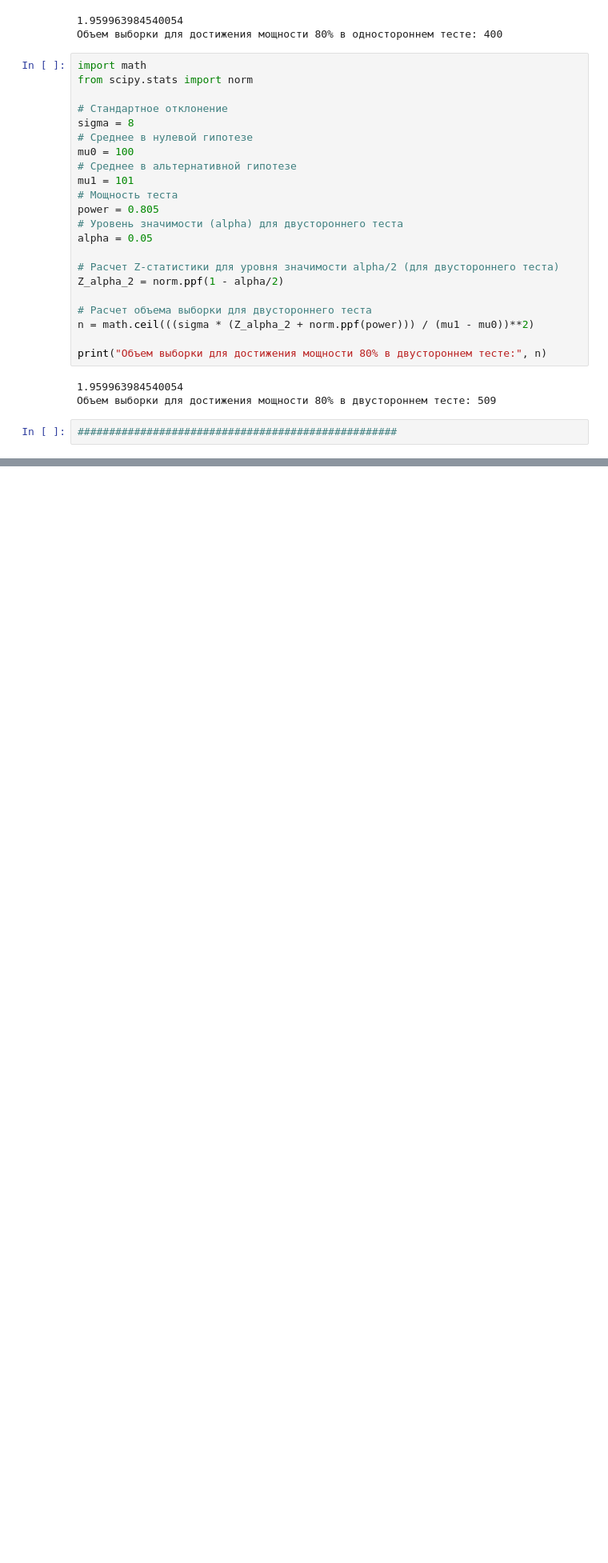
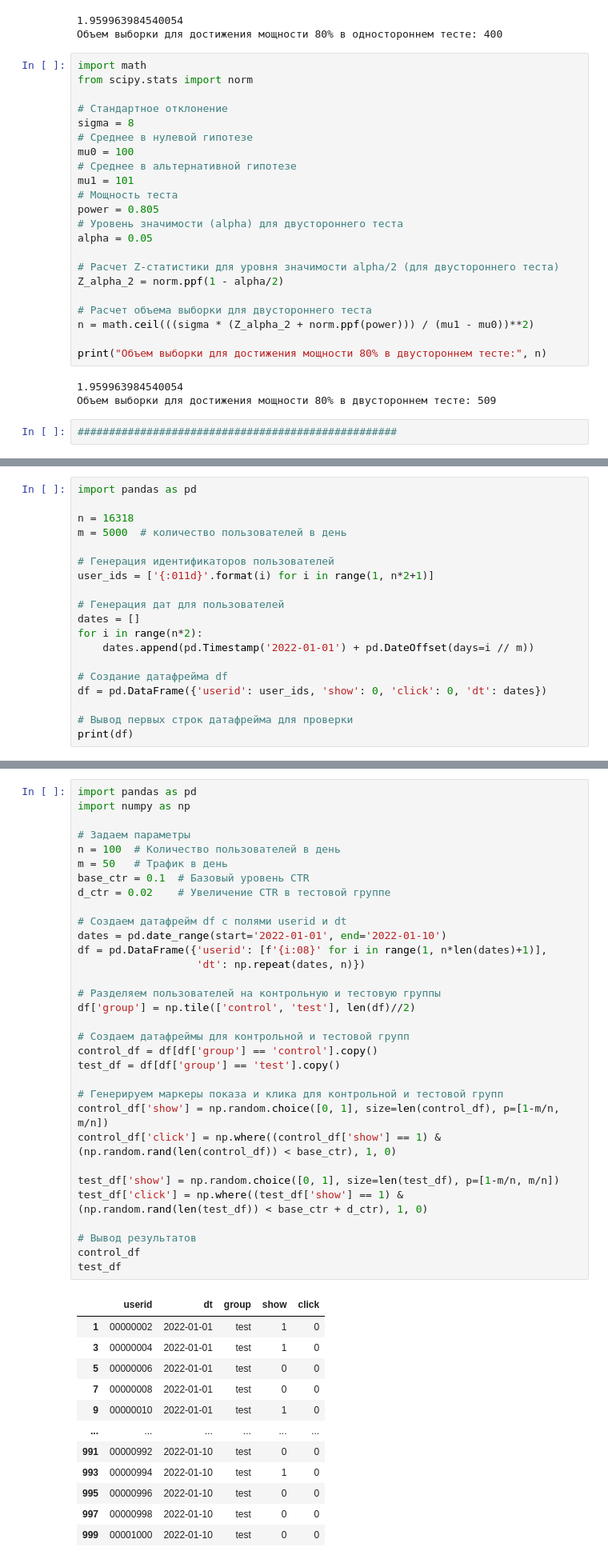
Before and after one commit to Dimkalinin/self-development, a Jupyter notebook: learning_process/AB_test.ipynb, the cells around one changed output, grey strips where cells are left out. Shown at 80% size. Saved outputs shown, nothing was run; the diff lists cells and outputs as text; blank space fills up the shorter version.

```diff
--- a/learning_process/AB_test.ipynb
+++ b/learning_process/AB_test.ipynb
@@ -340,0 +344,19 @@ print("Объем выборки для каждой группы в сплит-
+# %%
+import pandas as pd
+
+n = 16318
+m = 5000  # количество пользователей в день
+
+# Генерация идентификаторов пользователей
+user_ids = ['{:011d}'.format(i) for i in range(1, n*2+1)]
+
+# Генерация дат для пользователей
+dates = []
+for i in range(n*2):
+    dates.append(pd.Timestamp('2022-01-01') + pd.DateOffset(days=i // m))
+
+# Создание датафрейма df
+df = pd.DataFrame({'userid': user_ids, 'show': 0, 'click': 0, 'dt': dates})
+
+# Вывод первых строк датафрейма для проверки
+print(df)
@@ -340,0 +597,45 @@ print("Объем выборки для каждой группы в сплит-
+# %%
+import pandas as pd
+import numpy as np
+
+# Задаем параметры
+n = 100  # Количество пользователей в день
+m = 50   # Трафик в день
+base_ctr = 0.1  # Базовый уровень CTR
+d_ctr = 0.02    # Увеличение CTR в тестовой группе
+
+# Создаем датафрейм df с полями userid и dt
+dates = pd.date_range(start='2022-01-01', end='2022-01-10')
+df = pd.DataFrame({'userid': [f'{i:08}' for i in range(1, n*len(dates)+1)],
+                   'dt': np.repeat(dates, n)})
+
+# Разделяем пользователей на контрольную и тестовую группы
+df['group'] = np.tile(['control', 'test'], len(df)//2)
+
+# Создаем датафреймы для контрольной и тестовой групп
+control_df = df[df['group'] == 'control'].copy()
+test_df = df[df['group'] == 'test'].copy()
+
+# Генерируем маркеры показа и клика для контрольной и тестовой групп
+control_df['show'] = np.random.choice([0, 1], size=len(control_df), p=[1-m/n, m/n])
+control_df['click'] = np.where((control_df['show'] == 1) & (np.random.rand(len(control_df)) < base_ctr), 1, 0)
+
+test_df['show'] = np.random.choice([0, 1], size=len(test_df), p=[1-m/n, m/n])
+test_df['click'] = np.where((test_df['show'] == 1) & (np.random.rand(len(test_df)) < base_ctr + d_ctr), 1, 0)
+
+# Вывод результатов
+control_df
+test_df
+# %% [output]
+|  | userid | dt | group | show | click |
+| 1 | 00000002 | 2022-01-01 | test | 1 | 0 |
+| 3 | 00000004 | 2022-01-01 | test | 1 | 0 |
+| 5 | 00000006 | 2022-01-01 | test | 0 | 0 |
+| 7 | 00000008 | 2022-01-01 | test | 0 | 0 |
+| 9 | 00000010 | 2022-01-01 | test | 1 | 0 |
+| ... | ... | ... | ... | ... | ... |
+| 991 | 00000992 | 2022-01-10 | test | 0 | 0 |
+| 993 | 00000994 | 2022-01-10 | test | 1 | 0 |
+| 995 | 00000996 | 2022-01-10 | test | 0 | 0 |
+| 997 | 00000998 | 2022-01-10 | test | 0 | 0 |
+| 999 | 00001000 | 2022-01-10 | test | 0 | 0 |
```
Also changed, not shown: parts of 8 cells of this notebook.
